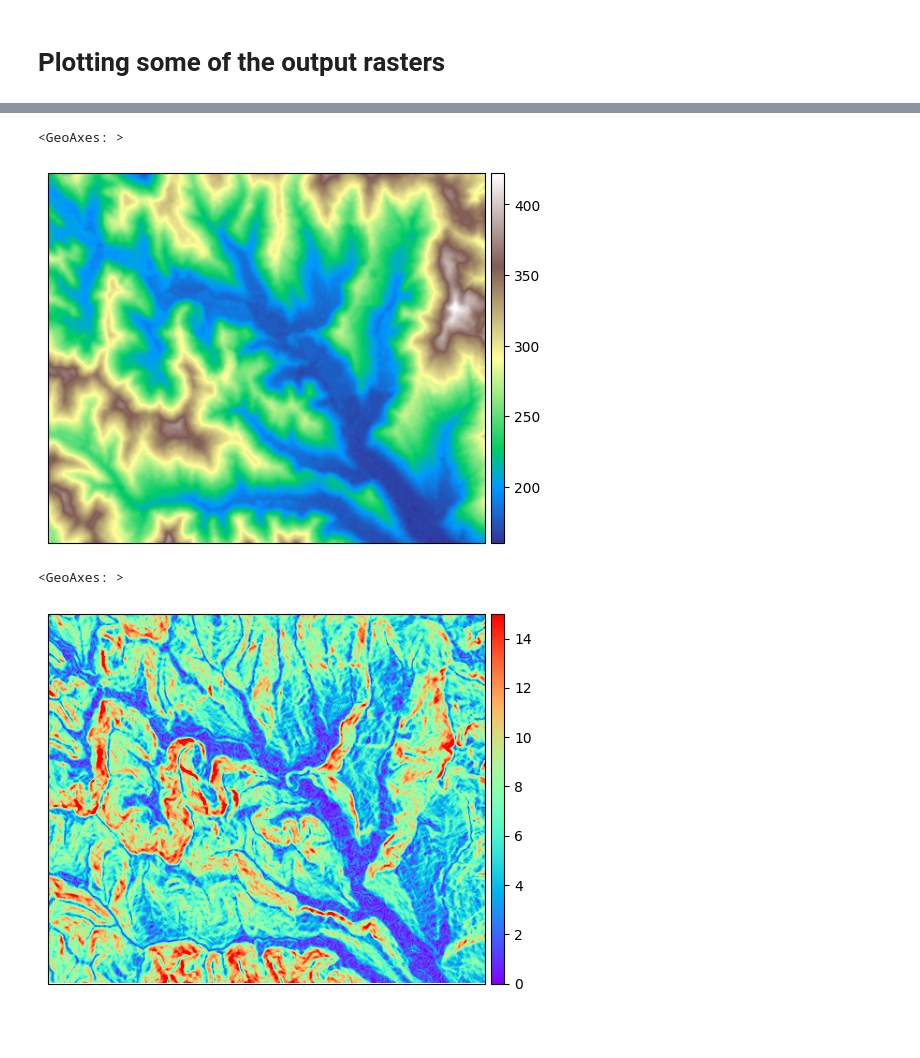
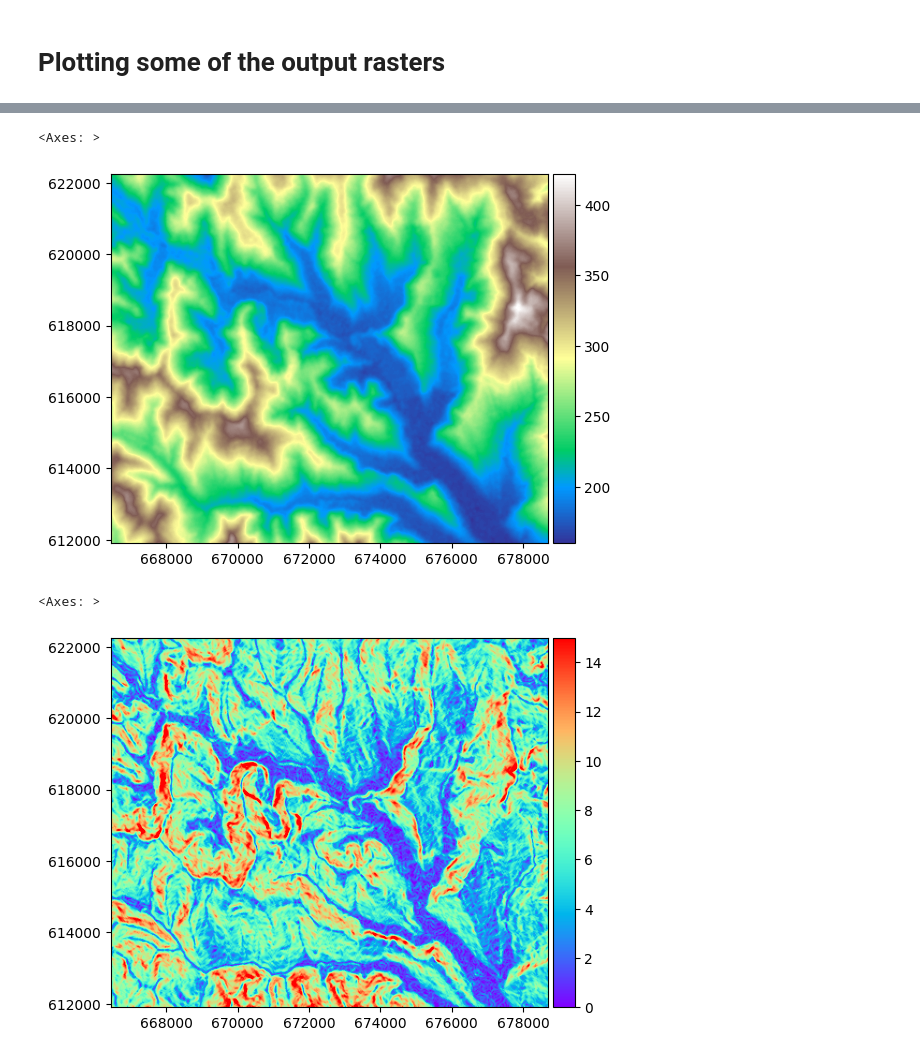
Before and after one commit to alecsandrei/PySAGA-cmd, a Jupyter notebook: examples/notebooks/02_How_to_run_tools_and_plot_results.ipynb, the cells around one changed output, grey strips where cells are left out. Cells and saved outputs as stored; diff of their text form; code cells hidden in the pictures; blank space fills up the shorter version.

```diff
--- a/examples/notebooks/02_How_to_run_tools_and_plot_results.ipynb
+++ b/examples/notebooks/02_How_to_run_tools_and_plot_results.ipynb
@@ -7,18 +7,18 @@ import matplotlib.pyplot as plt
 # %% [markdown]
 # Creating a Tool object
 # %%
-# Defining saga_cmd location
-saga_cmd = '/usr/bin/saga_cmd'
-
 # Instantiating a SAGA environment
-saga = SAGA(saga_cmd)
+saga = SAGA()
 
 # Choosing a library
 ta_morphometry = saga / 'ta_morphometry'
 
 # Choosing a tool
 slope_aspect = ta_morphometry / 'Slope, Aspect, Curvature'
+slope_aspect.flag = 'help'
 
 # Use this line of code to see which parameters you have to set
-print(slope_aspect.execute().text)
+print(slope_aspect.execute().stdout)
+
+slope_aspect.flag = None
 # %% [output]
@@ -101,6 +102,6 @@ ____________________________
 # %% [markdown]
 # Plotting some of the output rasters
 # %%
-rasters = output.get_raster(['elevation', 'slope', 'c_prof'])
+rasters = output.rasters
 rasters
 # %% [output]
@@ -110,12 +121,12 @@ rasters
 # %%
-rasters[0].plot(cmap='terrain')
+rasters['elevation'].plot(cmap='terrain')
 # %% [output]
-<GeoAxes: >
+<Axes: >
-[figure, old version]
+[figure, new version]
 # %%
-rasters[1].plot(cmap='rainbow', vmin=0, vmax=15)
+rasters['slope'].plot(cmap='rainbow', vmin=0, vmax=15)
 # %% [output]
-<GeoAxes: >
+<Axes: >
-[figure, old version]
+[figure, new version]
 # %%
 fig, ax = plt.subplots()
```
Also changed, not shown: parts of 5 cells of this notebook, 12 other files.
